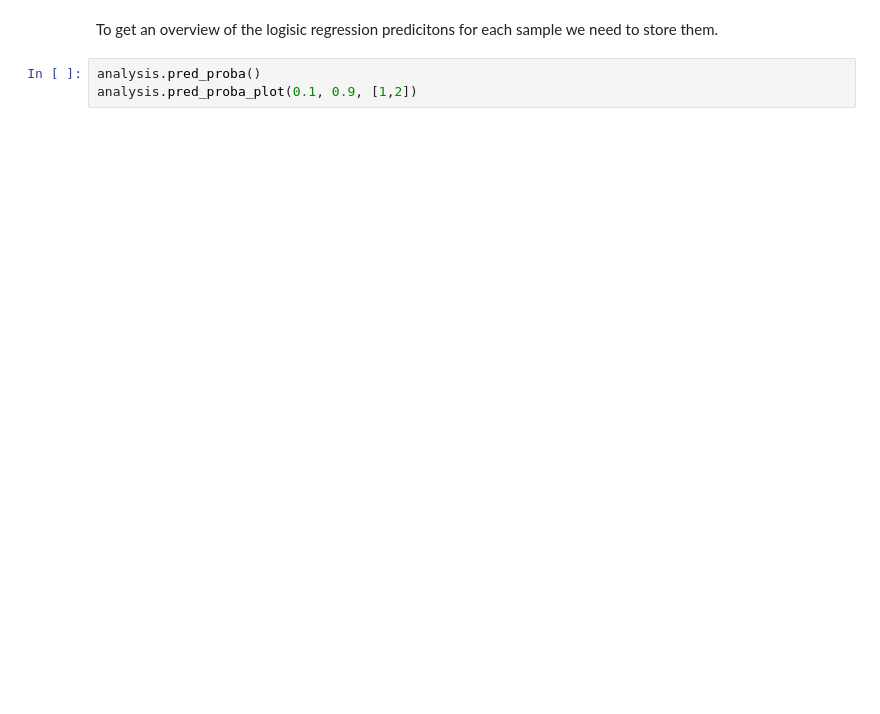
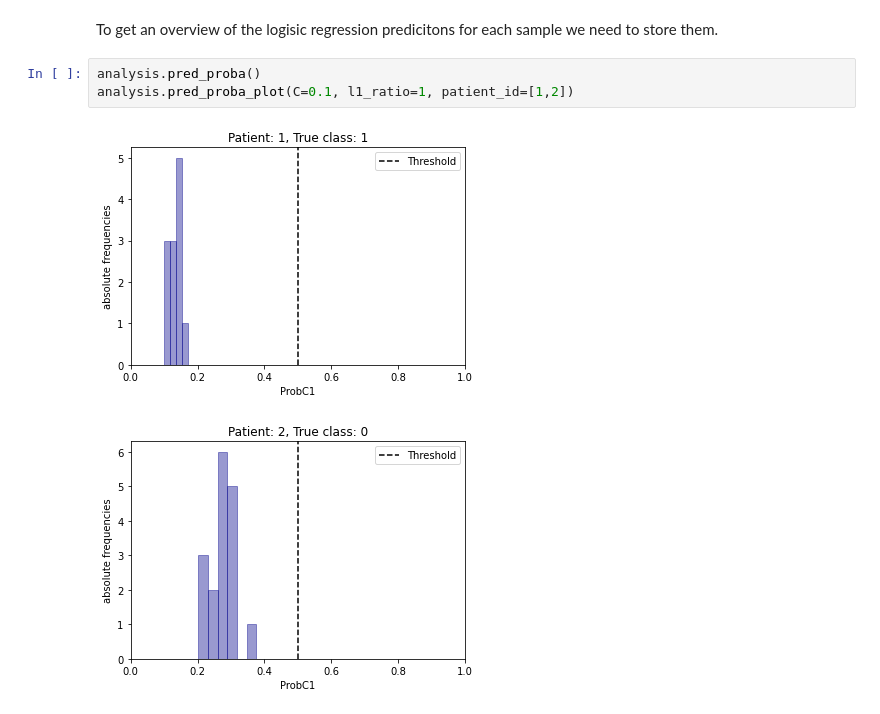
Before and after one commit to NMBU-Data-Science/RENT, a Jupyter notebook: src/RENT/Example.ipynb, the cells around one changed output. Saved outputs shown, nothing was run; the diff lists cells and outputs as text; blank space fills up the shorter version.

```diff
--- a/src/RENT/Example.ipynb
+++ b/src/RENT/Example.ipynb
@@ -136,4 +210,7 @@ analysis.confusion_variance_plot()
 To get an overview of the logisic regression predicitons for each sample we need to store them.
 # %%
 analysis.pred_proba()
-analysis.pred_proba_plot(0.1, 0.9, [1,2])
+analysis.pred_proba_plot(C=0.1, l1_ratio=1, patient_id=[1,2])
+# %% [output]
+[figure, added]
+[figure, added]
```
Also changed, not shown: parts of 14 cells of this notebook.
